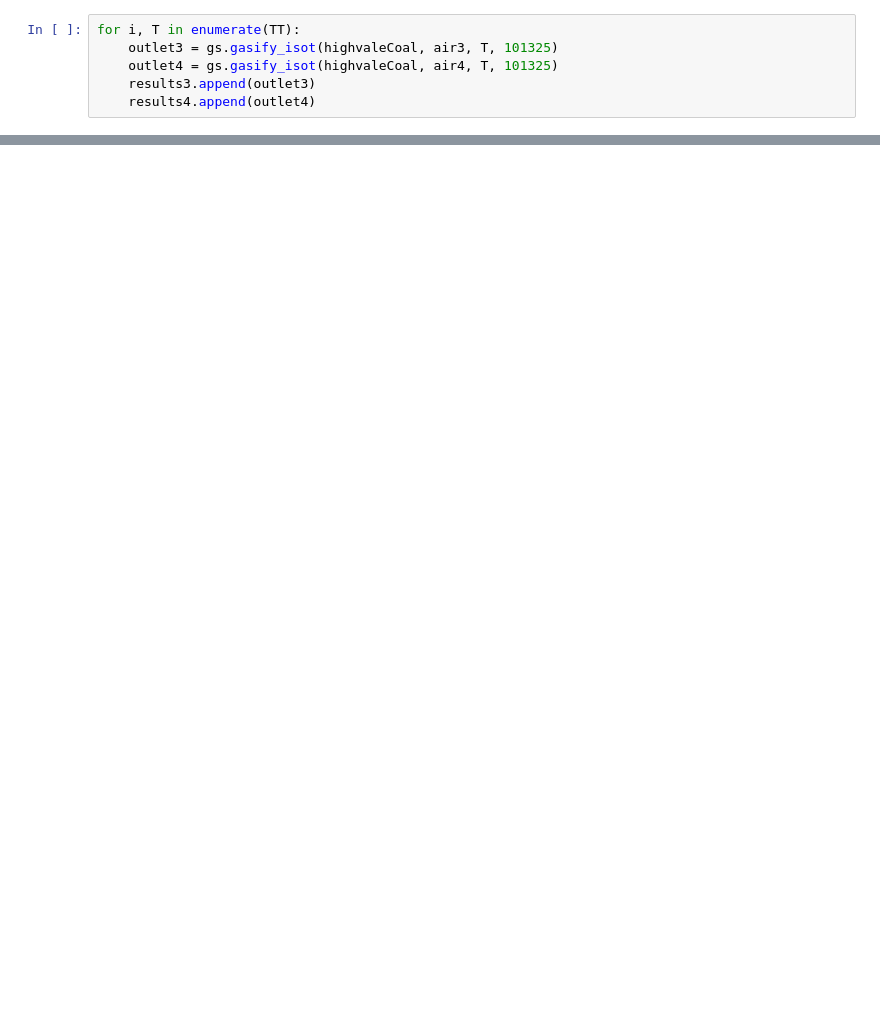
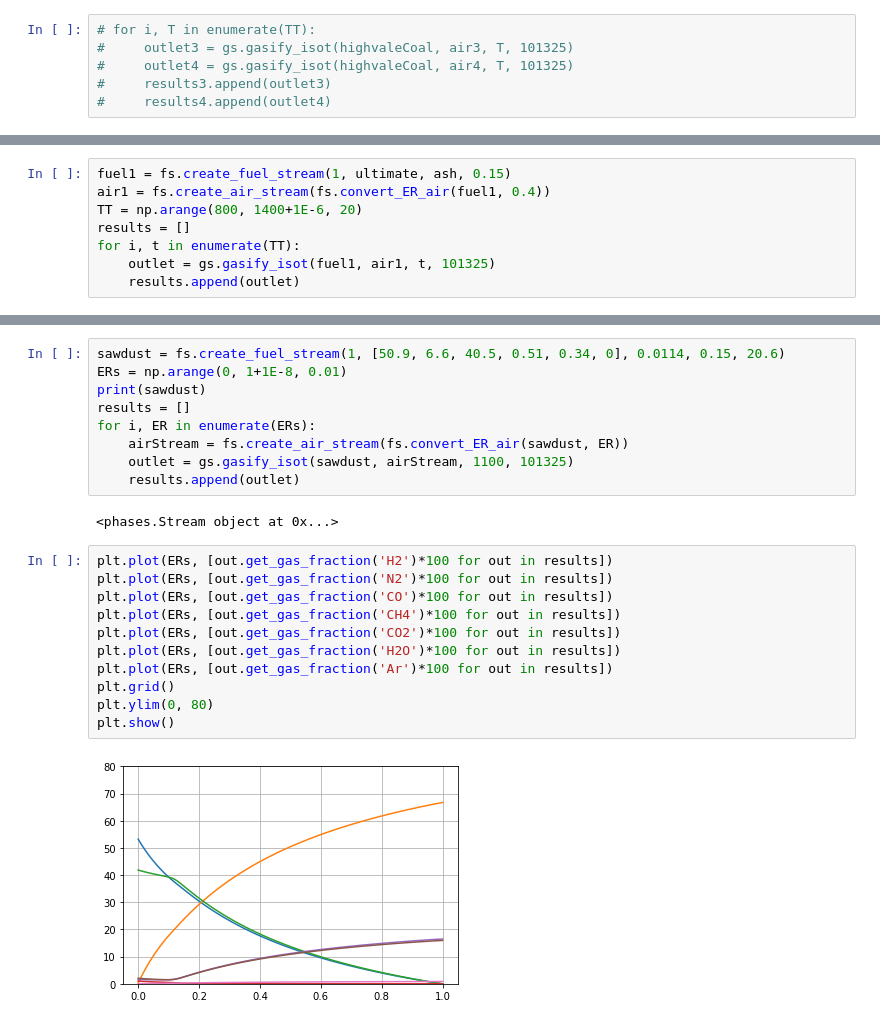
Before and after one commit to jubaldi/gasification, a Jupyter notebook: test.ipynb, the cells around one changed output, grey strips where cells are left out. Cells and saved outputs as stored; diff of their text form; blank space fills up the shorter version.

```diff
--- a/test.ipynb
+++ b/test.ipynb
@@ -37,8 +34,8 @@ TT = np.linspace(600, 1600+1E-6, 1001)
 results3 = []
 results4 = []
 # %%
-for i, T in enumerate(TT):
-    outlet3 = gs.gasify_isot(highvaleCoal, air3, T, 101325)
-    outlet4 = gs.gasify_isot(highvaleCoal, air4, T, 101325)
-    results3.append(outlet3)
-    results4.append(outlet4)
+# for i, T in enumerate(TT):
+#     outlet3 = gs.gasify_isot(highvaleCoal, air3, T, 101325)
+#     outlet4 = gs.gasify_isot(highvaleCoal, air4, T, 101325)
+#     results3.append(outlet3)
+#     results4.append(outlet4)
@@ -49,0 +88,8 @@ plt.show()
+# %%
+fuel1 = fs.create_fuel_stream(1, ultimate, ash, 0.15)
+air1 = fs.create_air_stream(fs.convert_ER_air(fuel1, 0.4))
+TT = np.arange(800, 1400+1E-6, 20)
+results = []
+for i, t in enumerate(TT):
+    outlet = gs.gasify_isot(fuel1, air1, t, 101325)
+    results.append(outlet)
@@ -49,0 +107,24 @@ plt.show()
+# %%
+sawdust = fs.create_fuel_stream(1, [50.9, 6.6, 40.5, 0.51, 0.34, 0], 0.0114, 0.15, 20.6)
+ERs = np.arange(0, 1+1E-8, 0.01)
+print(sawdust)
+results = []
+for i, ER in enumerate(ERs):
+    airStream = fs.create_air_stream(fs.convert_ER_air(sawdust, ER))
+    outlet = gs.gasify_isot(sawdust, airStream, 1100, 101325)
+    results.append(outlet)
+# %% [output]
+<phases.Stream object at 0x...>
+# %%
+plt.plot(ERs, [out.get_gas_fraction('H2')*100 for out in results])
+plt.plot(ERs, [out.get_gas_fraction('N2')*100 for out in results])
+plt.plot(ERs, [out.get_gas_fraction('CO')*100 for out in results])
+plt.plot(ERs, [out.get_gas_fraction('CH4')*100 for out in results])
+plt.plot(ERs, [out.get_gas_fraction('CO2')*100 for out in results])
+plt.plot(ERs, [out.get_gas_fraction('H2O')*100 for out in results])
+plt.plot(ERs, [out.get_gas_fraction('Ar')*100 for out in results])
+plt.grid()
+plt.ylim(0, 80)
+plt.show()
+# %% [output]
+[figure, added]
```
Also changed, not shown: parts of 11 cells of this notebook.
